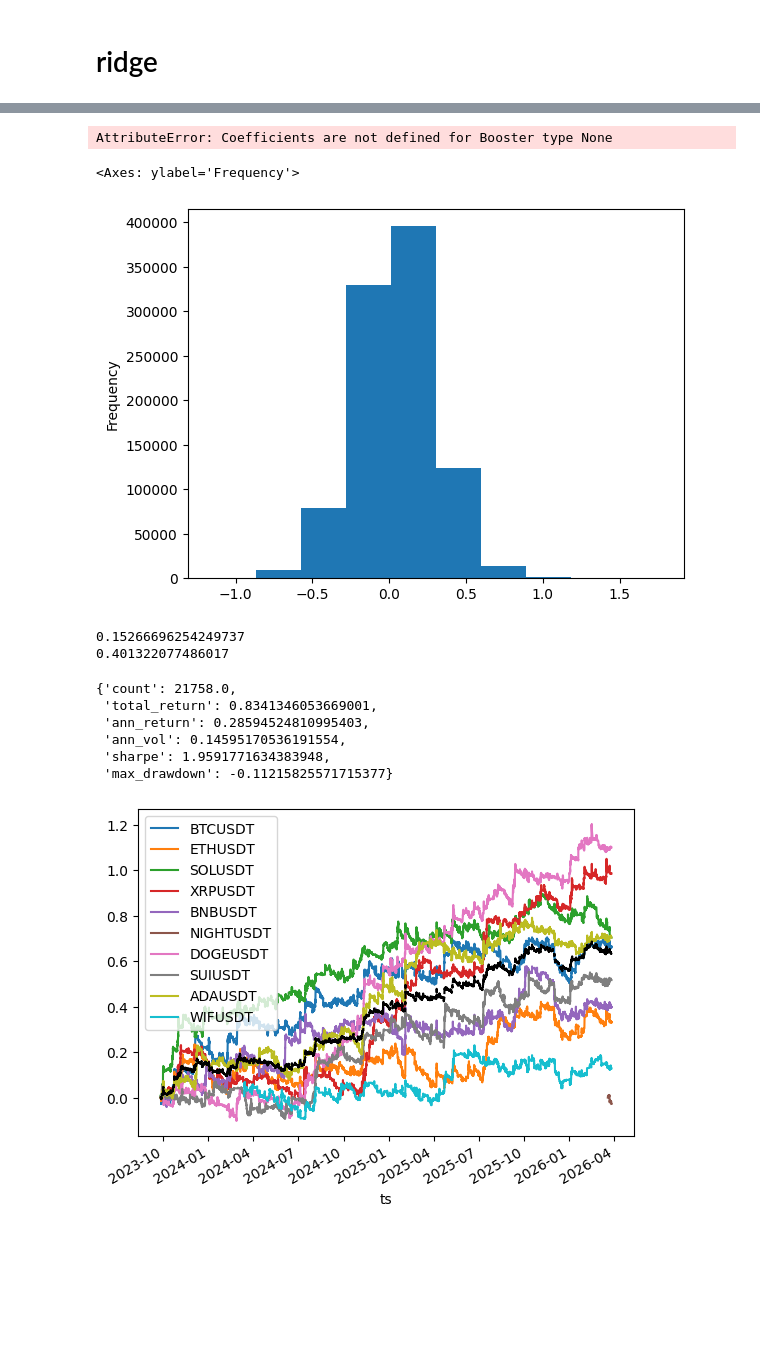
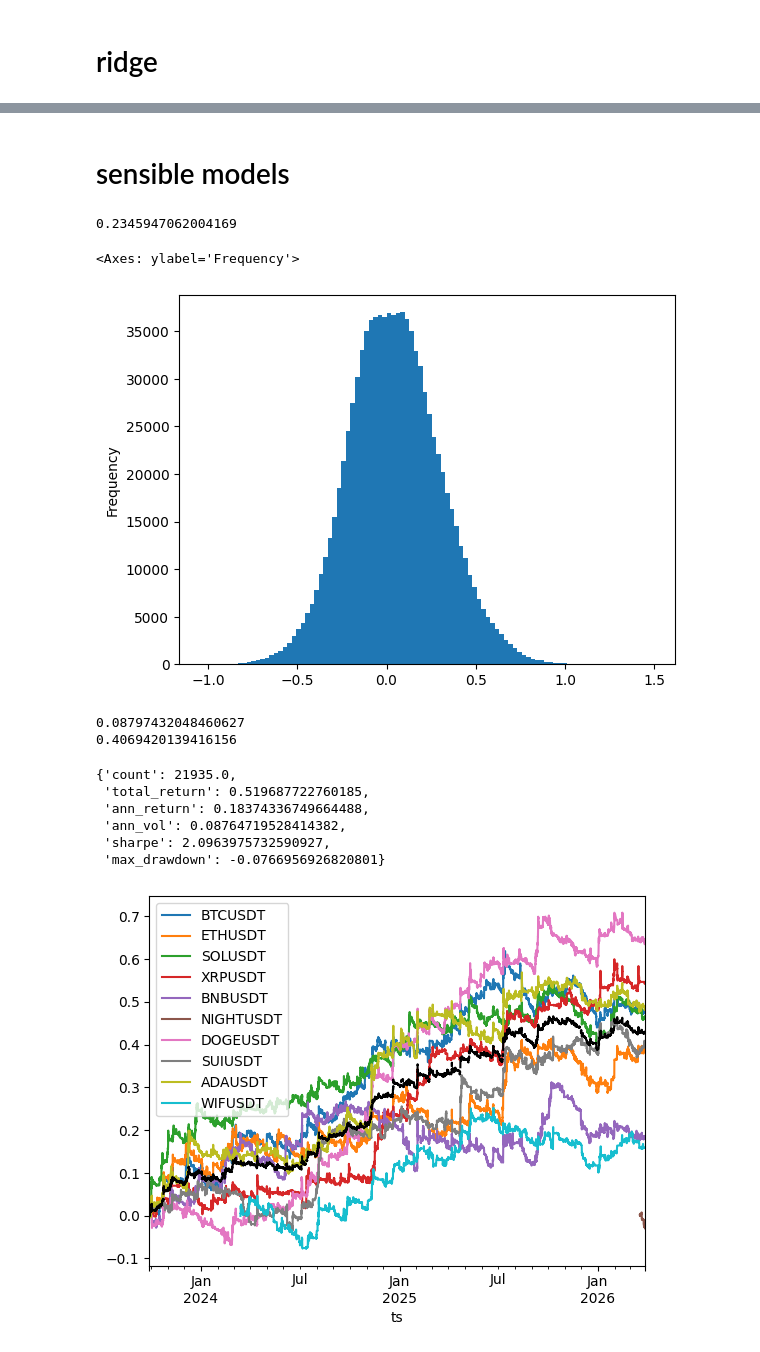
Before and after one commit to kcf1/Multistrat, a Jupyter notebook: strategies/research/mom_research.ipynb, the cells around one changed output, grey strips where cells are left out. Cells and saved outputs as stored; diff of their text form; code cells hidden in the pictures; blank space fills up the shorter version.

```diff
--- a/strategies/research/mom_research.ipynb
+++ b/strategies/research/mom_research.ipynb
@@ -593,5 +655,5 @@ for window in [12,24,48,96,192]:
 # %%
-clean_df['rank'] = clean_df.groupby('ts')['breakout_24_clean'].rank(pct=True)
+clean_df['rank'] = clean_df.groupby('ts')['candlestrength_24_clean'].rank(pct=True)
 clean_df['bin'] = np.floor(clean_df['rank'] * 5).clip(upper=4)+1
 clean_df.groupby('bin')['ret_lag1'].mean().plot(kind='bar')
 # %% [output]
@@ -697,8 +827,8 @@ def factor_model(
     return coef_df
 # %%
 x_train = train_df[[c for c in train_df.columns if c.endswith('clean')]+['ts','symbol']]
-x_test = test_df[[c for c in test_df.columns if c.endswith('clean')]]
+x_test = test_df[[c for c in test_df.columns if c.endswith('clean')]+['ts','symbol']]
 
-y_train = train_df['ret_target']
-y_test = test_df['ret_target']
+y_train = train_df['ret_target_rank']
+y_test = test_df['ret_target_rank']
 # %%
@@ -717,4 +956,13 @@ from sklearn.model_selection import TimeSeriesSplit,KFold
 from xgboost import XGBRegressor
 # %%
-wf = TimeSeriesSplit(n_splits=10)
-kf = KFold(n_splits=10)
+wf = TimeSeriesSplit(n_splits=10,)
+kf = KFold(n_splits=5,shuffle=True,random_state=42)
+# %%
+model = RidgeCV(fit_intercept=True,cv=kf)
+model.fit(x_train,y_train)
+model.score(x_train,y_train)
+
+f_prem = pd.Series(model.coef_,index=model.feature_names_in_)
+f_prem = f_prem.reset_index()
+f_prem['style'] = f_prem['index'].str.split('_').str[0]
+f_prem.groupby('style')[0].mean().plot(kind='bar')
@@ -730,17 +1006,21 @@ model.score(x_train,y_train)
-# %%
-f_prem = pd.Series(model.coef_,index=model.feature_names_in_)
-f_prem = f_prem.reset_index()
-f_prem['style'] = f_prem['index'].str.split('_').str[0]
-f_prem.groupby('style')[0].mean().plot(kind='bar')
-# %% [output]
-AttributeError: Coefficients are not defined for Booster type None
+# %% [markdown]
+# sensible models
+# %%
+#model = RidgeCV(fit_intercept=True,cv=kf)
+#model = LassoCV(fit_intercept=True,cv=kf)
+#model = PLSRegression(n_components=4,scale=False,max_iter=1000,tol=1e-6)
+model = XGBRegressor(n_estimators=100, learning_rate=0.1, max_depth=6, random_state=42)
+model.fit(x_train,y_train)
+model.score(x_train,y_train)
+# %% [output]
+0.2345947062004169
 # %%
 test_df['ret_pred'] = model.predict(x_test)
 # %%
-test_df['ret_pred'].plot(kind='hist')
+test_df['ret_pred'].plot(kind='hist',bins=100)
 # %% [output]
 <Axes: ylabel='Frequency'>
-[figure, old version]
+[figure, new version]
 # %%
 test_df['rank'] = test_df.groupby('ts')['ret_pred'].rank(pct=True)
 #df['rank'] = df.groupby('ts')['trend'].rank(pct=True)
@@ -755,41 +1035,41 @@ tradable_df = test_df.loc[test_df['symbol'].isin(tradables)]
 # %%
 pnls = pd.DataFrame()
 turnovers = pd.DataFrame()
 corrs = pd.Series()
 for symbol in tradables:
     single_df = test_df[test_df['symbol']==symbol].set_index('ts')
     single_df['cta_agg'] = (
-        single_df['trend_12'] + single_df['accel_12'] + single_df['breakout_12'] +
-        single_df['trend_24'] + single_df['accel_24'] + single_df['breakout_24'] +
-        single_df['trend_48'] + single_df['accel_48'] + single_df['breakout_48'] +
-        single_df['trend_96'] + single_df['accel_96'] + single_df['breakout_96'] +
-        single_df['trend_192'] + single_df['accel_192'] + single_df['breakout_192']
-    )/15
-    single_df['cs_mom'] = single_df['ret_pred'] * 10
+        single_df['trend_12'] + single_df['trend_24'] + single_df['trend_48'] + single_df['trend_96'] + single_df['trend_192'] +
+        single_df['accel_12'] + single_df['accel_24'] + single_df['accel_48'] + single_df['accel_96'] + single_df['accel_192'] +
+        single_df['breakout_12'] + single_df['breakout_24'] + single_df['breakout_48'] + single_df['breakout_96'] + single_df['breakout_192'] +
+        single_df['candlestrength_12'] + single_df['candlestrength_24'] + single_df['candlestrength_48'] + single_df['candlestrength_96'] + single_df['candlestrength_192'] +
+        single_df['candleaccel_12'] + single_df['candleaccel_24'] + single_df['candleaccel_48'] + single_df['candleaccel_96'] + single_df['candleaccel_192']
+    )/25
+    single_df['cs_mom'] = single_df['ret_pred']
     corrs[symbol] = single_df['cta_agg'].corr(single_df['cs_mom'])
     #single_df['pos'] = (single_df['cta_agg'] + single_df['cs_mom'])/2 * 0.2 / 0.29 / single_df['rs_vol']
     single_df['pos'] = (single_df['cta_agg']) * 0.2 / 0.58 / single_df['rs_vol']
     single_df['pos'] = np.where(single_df['bin']>=3,single_df['pos'],0)
 
     single_df['pos'] = single_df['pos'][::12].reindex(single_df.index).ffill()
     single_df['turnover'] = single_df['pos'].diff().abs()
     single_df['pnl'] = single_df['pos'] * single_df['ret_lag1']
     pnls[symbol] = single_df['pnl']
     turnovers[symbol] = single_df['turnover']
 
 pnls.cumsum().plot(kind='line')
 pnls.mean(axis=1).cumsum().plot(kind='line',linestyle='--',color='black')
 print(turnovers.mean(axis=1).mean() * 24 * 360 * 0.0010)
 print(corrs.mean())
 basic_backtest_stats(pnls.mean(axis=1),periods_per_year=24*360)
 # %% [output]
-0.15266696254249737
-0.401322077486017
+0.08797432048460627
+0.4069420139416156
-{'count': 21758.0,
- 'total_return': 0.8341346053669001,
- 'ann_return': 0.28594524810995403,
- 'ann_vol': 0.14595170536191554,
- 'sharpe': 1.9591771634383948,
- 'max_drawdown': -0.11215825571715377}
+{'count': 21935.0,
+ 'total_return': 0.519687722760185,
+ 'ann_return': 0.18374336749664488,
+ 'ann_vol': 0.08764719528414382,
+ 'sharpe': 2.0963975732590927,
+ 'max_drawdown': -0.0766956926820801}
-[figure, old version]
+[figure, new version]
 # %%
```
Also changed, not shown: parts of 46 cells of this notebook, 1 other file.
